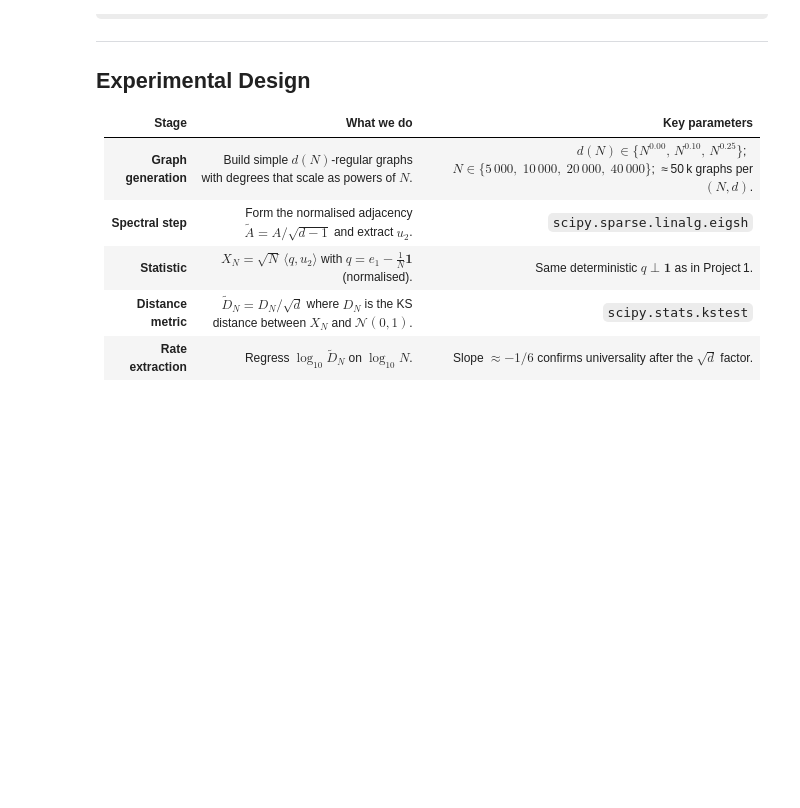
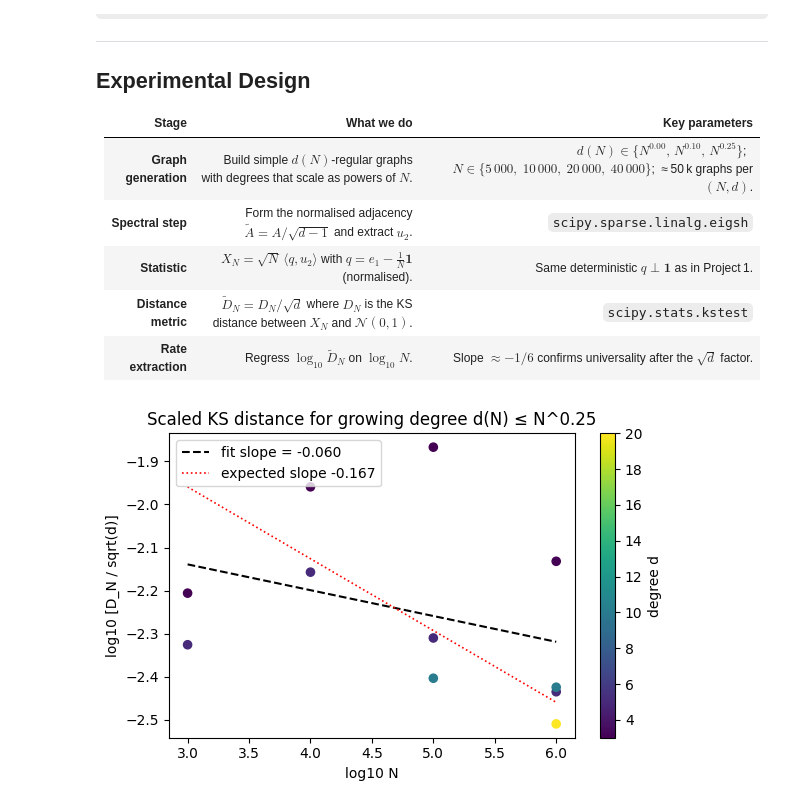
Before and after one commit to talkierbox/berry-esseen-universality-bounds, a Jupyter notebook: main.ipynb, the cells around one changed output. Saved outputs shown, nothing was run; the diff lists cells and outputs as text; code cells hidden in the pictures; some formulas as TeX source; blank space fills up the shorter version.

```diff
--- a/main.ipynb
+++ b/main.ipynb
@@ -55,6 +73,6 @@ DATA = BASE / "data"
 DATA.mkdir(exist_ok=True) # Ensure that the data directory exists
 
 
-NUM_GRAPHS_TO_LOAD = 2_000 # Number of graphs to load in per (n, d) configuration
+NUM_GRAPHS_TO_LOAD = 3_500 # Number of graphs to load in per (n, d) configuration
 
 print("Setup complete.")
@@ -112,7 +132,7 @@ for (n, d), paths in sorted(groups.items()):
     X_vals = []
 
     if n > 50_000:
-        BATCH_SIZE = 32 # reduce memory usage for large n
+        BATCH_SIZE = 128 # reduce memory usage for large n
 
     for i in range(0, len(paths), BATCH_SIZE):
         batch = paths[i : i + BATCH_SIZE]
@@ -151,6 +171,3 @@ for (n, d), paths in sorted(groups.items()):
 print("All batches done.")
 full_df = pd.DataFrame(rows)
 full_df.head(50)
-
-limited_df = full_df[ full_df["d"] <= full_df["n"] ** 0.25 ] # Ensure d(N) ≤ N^0.25
-res_df = limited_df.copy()
@@ -157 +244,4 @@ res_df = limited_df.copy()
+# %%
+limited_df = full_df[ full_df["d"] < full_df["n"] ** 0.25 ] # Ensure d(N) < N^0.25
+res_df = limited_df.copy()
 # %%
@@ -266,33 +364,35 @@ $$
 # %%
 # Visualize the scaled KS distance for growing degree d(N) ≤ N^0.25
 fig, ax = plt.subplots(figsize=(6, 4))
 
 # points: all (n,d) pairs, colour‑by‑d for readability
 scatter = ax.scatter(
     np.log10(limited_df["n"]),
     np.log10(limited_df["D_n"] / np.sqrt(limited_df["d"])),
     c=limited_df["d"], cmap="viridis", s=35
 )
 
 # global least‑squares slope in log–log space
 xs = np.log10(limited_df["n"].values)
 ys = np.log10(limited_df["D_n"].values / np.sqrt(limited_df["d"].values))
 m, b = np.polyfit(xs, ys, 1)
 ax.plot(xs, m * xs + b, "k--", lw=1.5, label=f"fit slope = {m:.3f}")
 
 # reference – theoretical slope −1/6
 N_min, N_max = limited_df["n"].min(), limited_df["n"].max()
 ref_x = np.array([N_min, N_max])
 ref_y = b - (1 / 6) * (np.log10(ref_x) - np.log10(N_min))
-ax.plot(np.log10(ref_x), ref_y, "r:", lw=1.2, label="expected slope -1/6")
+ax.plot(np.log10(ref_x), ref_y, "r:", lw=1.2, label=f"expected slope {(-1 / 6):.3f}")
 
 ax.set_xlabel("log10 N")
 ax.set_ylabel("log10 [D_N / sqrt(d)]")
 ax.set_title("Scaled KS distance for growing degree d(N) ≤ N^0.25")
 ax.legend()
 cbar = plt.colorbar(scatter, ax=ax, label="degree d")
 plt.tight_layout()
 plt.show()
+# %% [output]
+[figure, added]
 # %%
 # See how this looks for points not covered by the bound d(N) ≤ N^0.25
 # ── Points with d(N) > N^0.25  ──────────────────────────────────────────────
```
Also changed, not shown: parts of 8 cells of this notebook, 1 other file.
